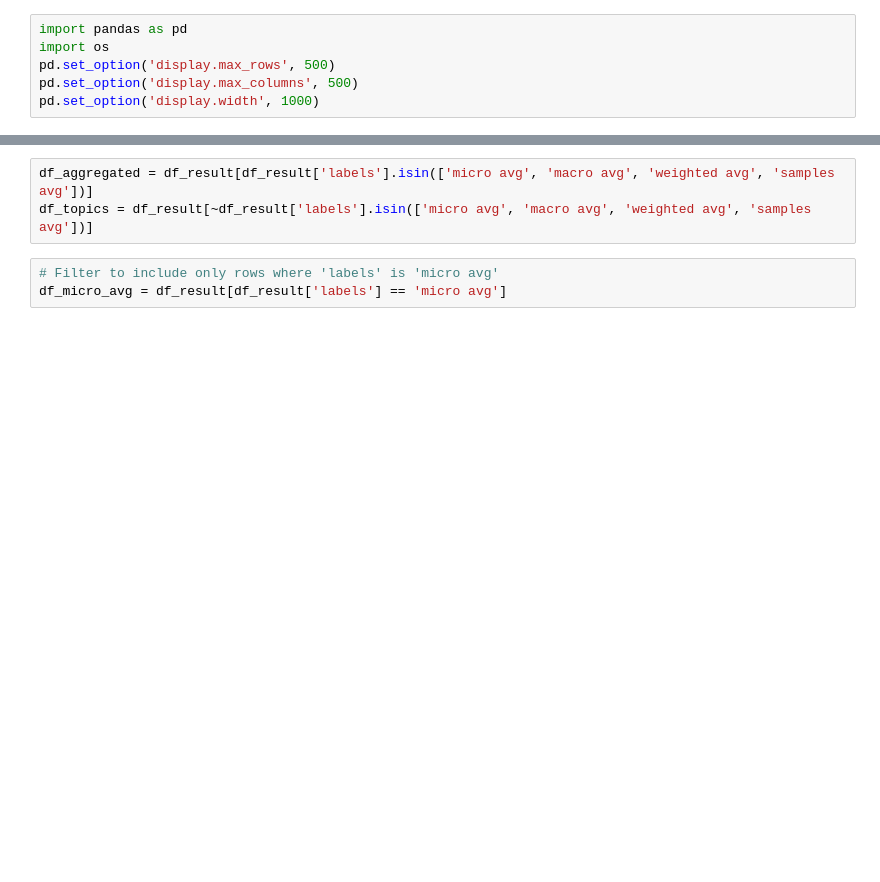
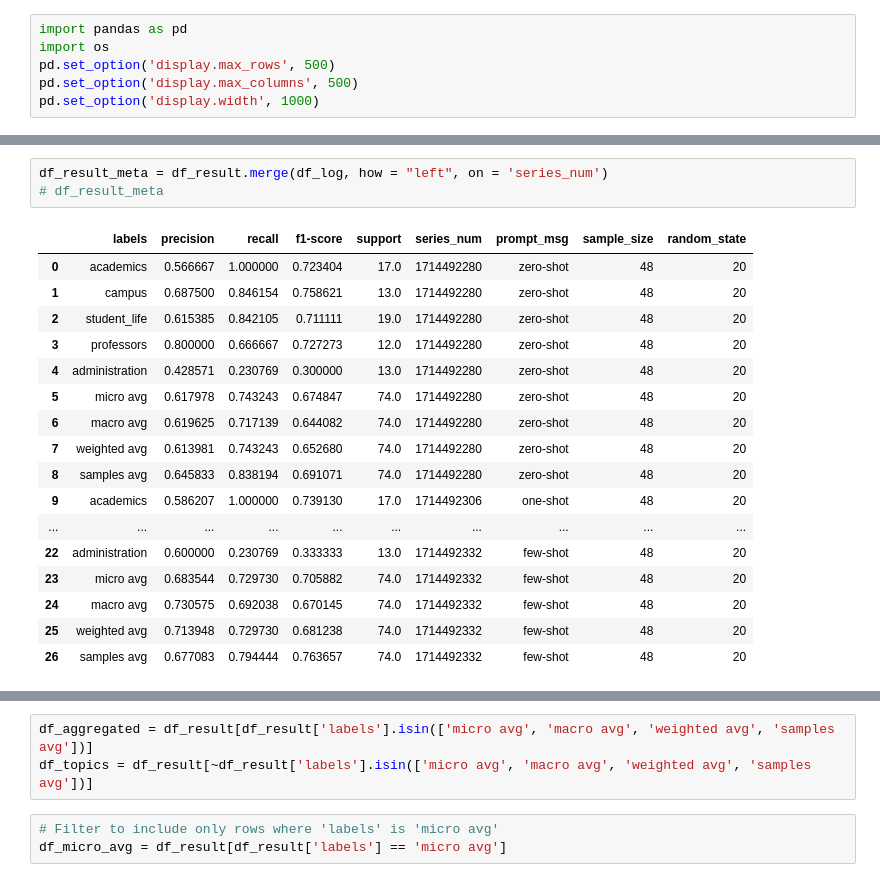
Before and after one commit to yin-kathy/master_capstone, a Jupyter notebook: result_analysis.ipynb, the cells around one changed output, grey strips where cells are left out. Saved outputs shown, nothing was run; the diff lists cells and outputs as text; blank space fills up the shorter version.

```diff
--- a/result_analysis.ipynb
+++ b/result_analysis.ipynb
@@ -136 +116,22 @@ df_result
+# %%
+df_result_meta = df_result.merge(df_log, how = "left", on = 'series_num')
+# df_result_meta
+# %% [output]
+|  | labels | precision | recall | f1-score | support | series_num | prompt_msg | sample_size | random_state |
+| 0 | academics | 0.566667 | 1.000000 | 0.723404 | 17.0 | 1714492280 | zero-shot | 48 | 20 |
+| 1 | campus | 0.687500 | 0.846154 | 0.758621 | 13.0 | 1714492280 | zero-shot | 48 | 20 |
+| 2 | student_life | 0.615385 | 0.842105 | 0.711111 | 19.0 | 1714492280 | zero-shot | 48 | 20 |
+| 3 | professors | 0.800000 | 0.666667 | 0.727273 | 12.0 | 1714492280 | zero-shot | 48 | 20 |
+| 4 | administration | 0.428571 | 0.230769 | 0.300000 | 13.0 | 1714492280 | zero-shot | 48 | 20 |
+| 5 | micro avg | 0.617978 | 0.743243 | 0.674847 | 74.0 | 1714492280 | zero-shot | 48 | 20 |
+| 6 | macro avg | 0.619625 | 0.717139 | 0.644082 | 74.0 | 1714492280 | zero-shot | 48 | 20 |
+| 7 | weighted avg | 0.613981 | 0.743243 | 0.652680 | 74.0 | 1714492280 | zero-shot | 48 | 20 |
+| 8 | samples avg | 0.645833 | 0.838194 | 0.691071 | 74.0 | 1714492280 | zero-shot | 48 | 20 |
+| 9 | academics | 0.586207 | 1.000000 | 0.739130 | 17.0 | 1714492306 | one-shot | 48 | 20 |
+| ... | ... | ... | ... | ... | ... | ... | ... | ... | ... |
+| 22 | administration | 0.600000 | 0.230769 | 0.333333 | 13.0 | 1714492332 | few-shot | 48 | 20 |
+| 23 | micro avg | 0.683544 | 0.729730 | 0.705882 | 74.0 | 1714492332 | few-shot | 48 | 20 |
+| 24 | macro avg | 0.730575 | 0.692038 | 0.670145 | 74.0 | 1714492332 | few-shot | 48 | 20 |
+| 25 | weighted avg | 0.713948 | 0.729730 | 0.681238 | 74.0 | 1714492332 | few-shot | 48 | 20 |
+| 26 | samples avg | 0.677083 | 0.794444 | 0.763657 | 74.0 | 1714492332 | few-shot | 48 | 20 |
 # %%
```
Also changed, not shown: parts of 12 cells of this notebook.
